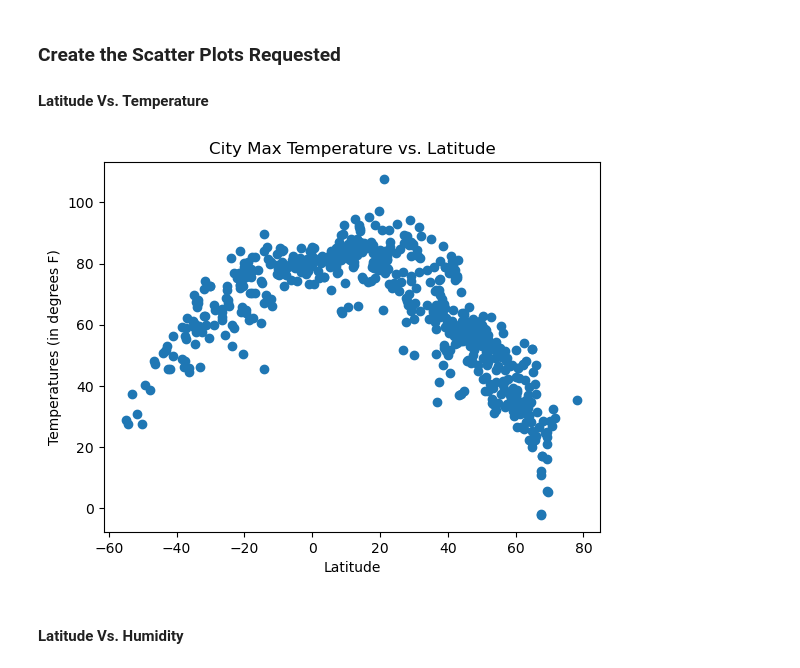
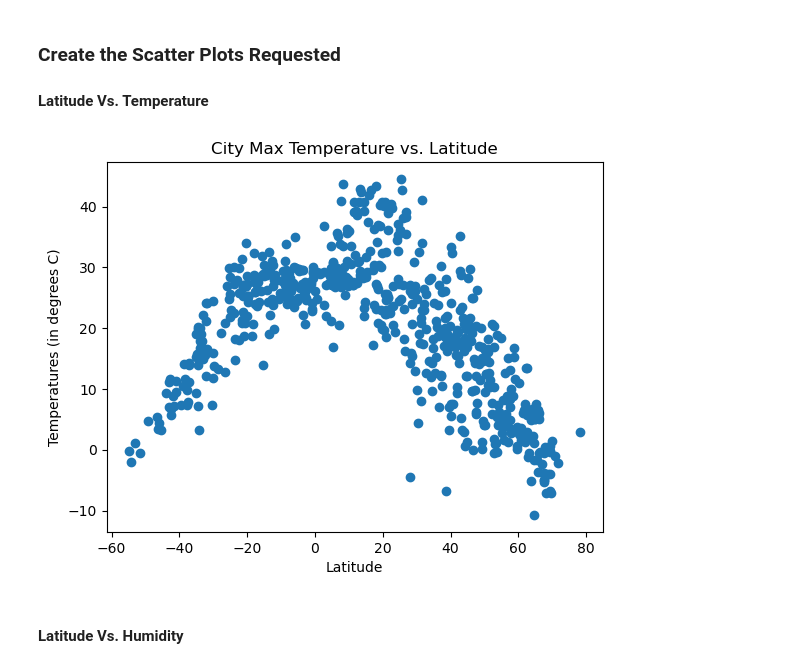
Before and after one commit to rooprg/python_api_challenge_weatherpy_vacationpy, a Jupyter notebook: WeatherPy/WeatherPy.ipynb, the cells around one changed output. Drawn from its saved outputs; the diff is of its cells as text; code cells hidden in the pictures.

```diff
--- a/WeatherPy/WeatherPy.ipynb
+++ b/WeatherPy/WeatherPy.ipynb
@@ -190,22 +190,22 @@ city_data_df.head()
 # %%
 # Build scatter plot for latitude vs. temperature
 lat = city_data_df["Lat"]
 temp = city_data_df["Max Temp"]
 
 plt.scatter(lat, temp)
 
 # Incorporate the other graph properties
 plt.xlabel("Latitude")
-plt.ylabel("Temperatures (in degrees F)")
+plt.ylabel("Temperatures (in degrees C)")
 plt.title("City Max Temperature vs. Latitude")
 
 # Save the figure
 plt.savefig("../output_data/Fig1.png")
 
 # Show plot
 plt.show()
 # %% [output]
-[figure, old version]
+[figure, new version]
 # %% [markdown]
 #### Latitude Vs. Humidity
 # %%
```
Also changed, not shown: parts of 19 cells of this notebook, 6 other files.
